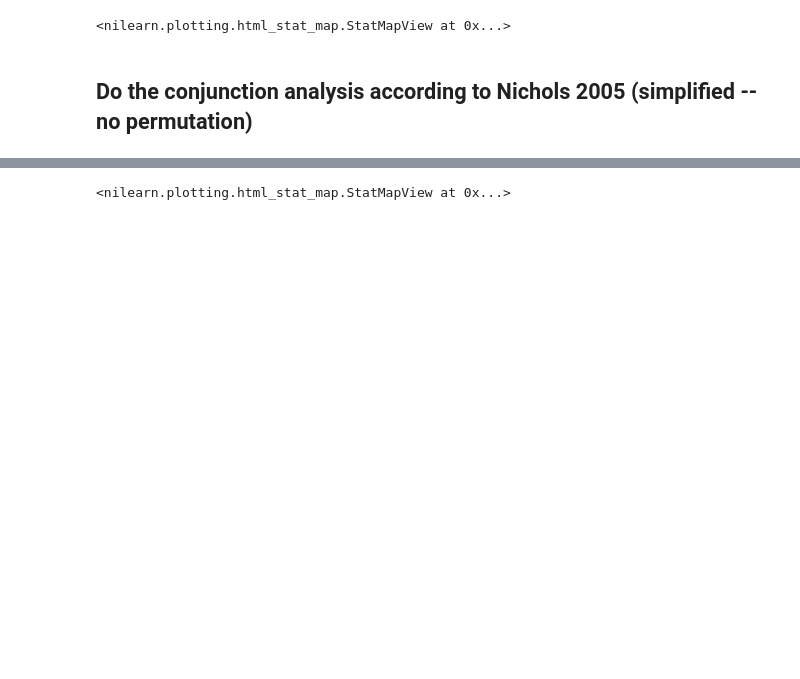
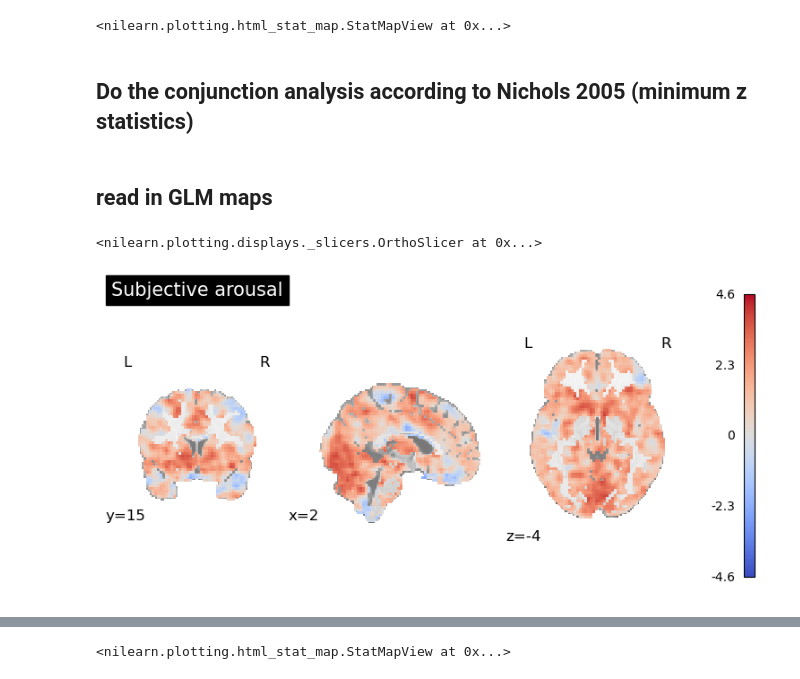
Before and after one commit to ryanyim98/mid-pupil, a Jupyter notebook: analyses/fmri/jupyter/conjunction_analysis.ipynb, the cells around one changed output, grey strips where cells are left out. Saved outputs shown, nothing was run; the diff lists cells and outputs as text; code cells hidden in the pictures; blank space fills up the shorter version.

```diff
--- a/analyses/fmri/jupyter/conjunction_analysis.ipynb
+++ b/analyses/fmri/jupyter/conjunction_analysis.ipynb
@@ -124,4 +163,22 @@ plotting.view_img(conj_func_nii)
 # %% [output]
 <nilearn.plotting.html_stat_map.StatMapView at 0x...>
 # %% [markdown]
-## Do the conjunction analysis according to Nichols 2005 (simplified -- no permutation)
+## Do the conjunction analysis according to Nichols 2005 (minimum z statistics)
+# %% [markdown]
+## read in GLM maps
+# %%
+file='./model27c_param_arous_early_30z.nii.gz'
+glm27_func_nii = nib.load(file)
+affine = glm27_func_nii.affine
+glm27_func_data = glm27_func_nii.get_fdata()
+glm27_func_data=glm27_func_data[:,:,:,0,1]
+glm27_func_data[np.round(glm27_func_data,17)==0]=np.nan
+glm27_func_nii = nib.Nifti1Image(glm27_func_data,affine)  # Create the volume image.
+
+plotting.plot_stat_map(glm27_func_nii, title="Subjective arousal",
+                                 display_mode="ortho",
+                       cmap="coolwarm",
+                       cut_coords = (2,15,-4), draw_cross = False)
+# %% [output]
+<nilearn.plotting.displays._slicers.OrthoSlicer at 0x...>
+[figure, new version]
```
Also changed, not shown: parts of 14 cells of this notebook, 21 other files.
